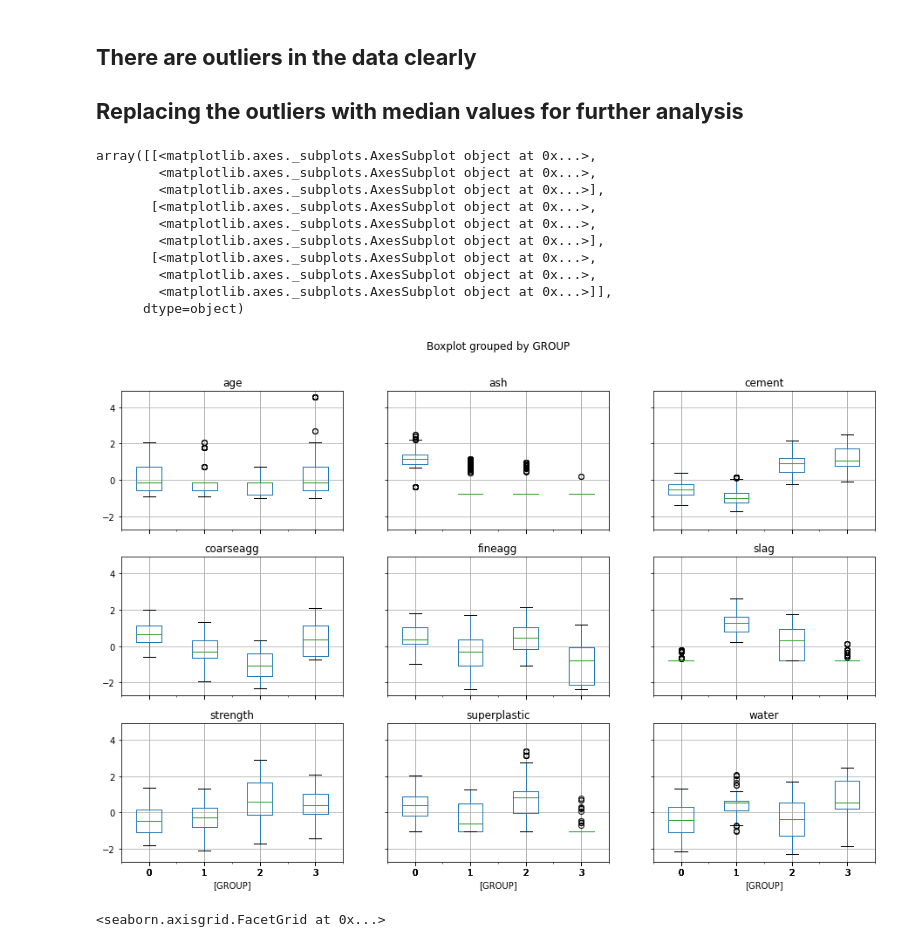
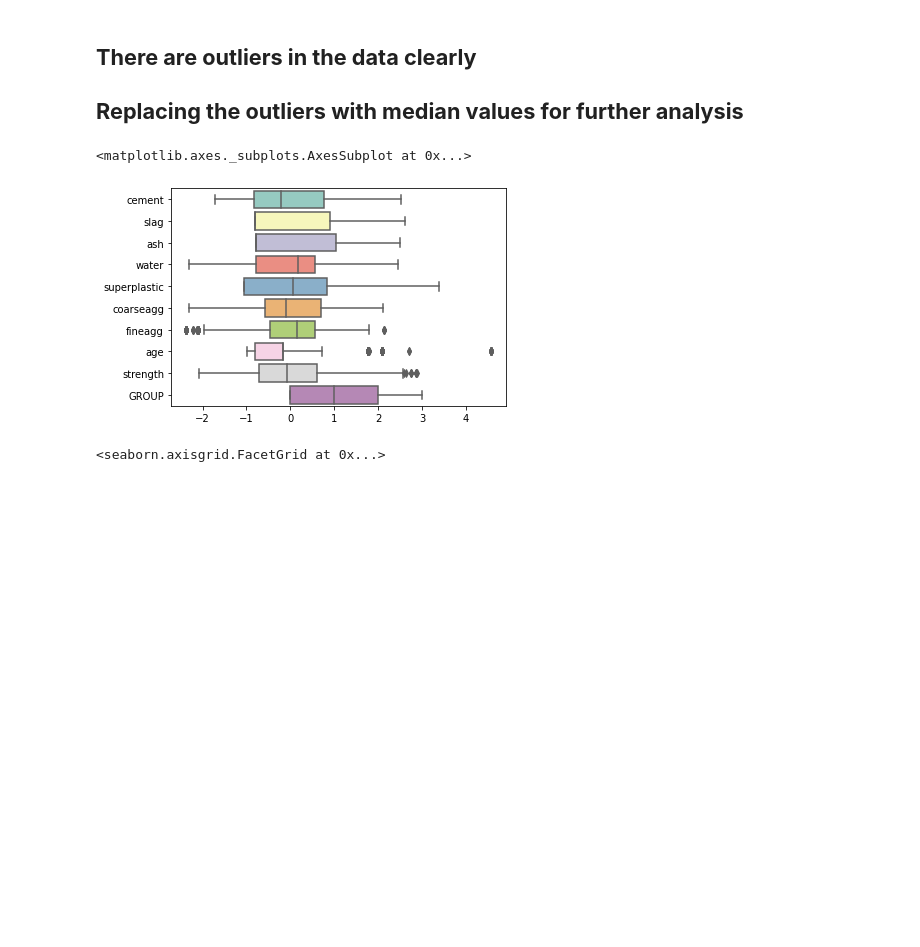
Before and after one commit to RohitSen1235/DataAnalysisAndML, a Jupyter notebook: FeatureEngineering_Project.ipynb, the cells around one changed output. Drawn from its saved outputs; the diff is of its cells as text; code cells hidden in the pictures; blank space fills up the shorter version.

```diff
--- a/FeatureEngineering_Project.ipynb
+++ b/FeatureEngineering_Project.ipynb
@@ -192,28 +189,18 @@ array([[<matplotlib.axes._subplots.AxesSubplot object at 0x...>,
 # %%
 def replace(group):
     median, std = group.median(), group.std()  #Get the median and the standard deviation of every group
     outliers = (group - median).abs() > 2*std  # Subtract median from every member of each group. Take absolute values > 2std
     group[outliers] = group.median()
     return group
 
 data_corrected = (data.groupby('GROUP').transform(replace))
 data_corrected_scaled=data_corrected.apply(zscore)
 concat_data = data_corrected_scaled.join(pd.DataFrame(data['GROUP']))
 
-
-concat_data.boxplot(by = 'GROUP',  layout=(3,3), figsize=(15, 10))
+sns.boxplot(data=concat_data,orient='h',palette='Set3')
 # %% [output]
-array([[<matplotlib.axes._subplots.AxesSubplot object at 0x...>,
-        <matplotlib.axes._subplots.AxesSubplot object at 0x...>,
-        <matplotlib.axes._subplots.AxesSubplot object at 0x...>],
-       [<matplotlib.axes._subplots.AxesSubplot object at 0x...>,
-        <matplotlib.axes._subplots.AxesSubplot object at 0x...>,
-        <matplotlib.axes._subplots.AxesSubplot object at 0x...>],
-       [<matplotlib.axes._subplots.AxesSubplot object at 0x...>,
-        <matplotlib.axes._subplots.AxesSubplot object at 0x...>,
-        <matplotlib.axes._subplots.AxesSubplot object at 0x...>]],
-      dtype=object)
+<matplotlib.axes._subplots.AxesSubplot at 0x...>
-[figure, old version]
+[figure, new version]
 # %%
 variables =['cement','slag','ash','water','superplastic','coarseagg','fineagg','age']
 
```
Also changed, not shown: parts of 7 cells of this notebook.
